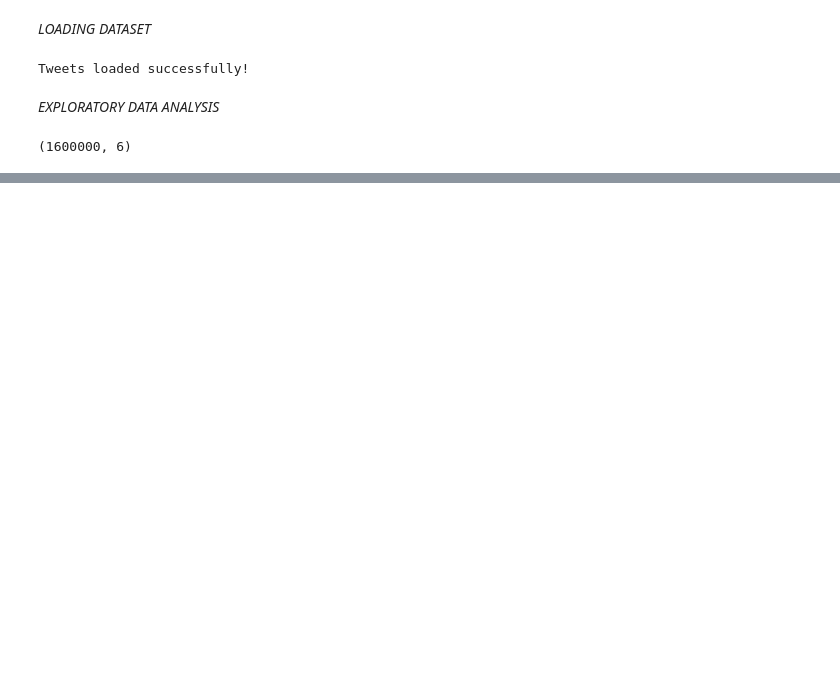
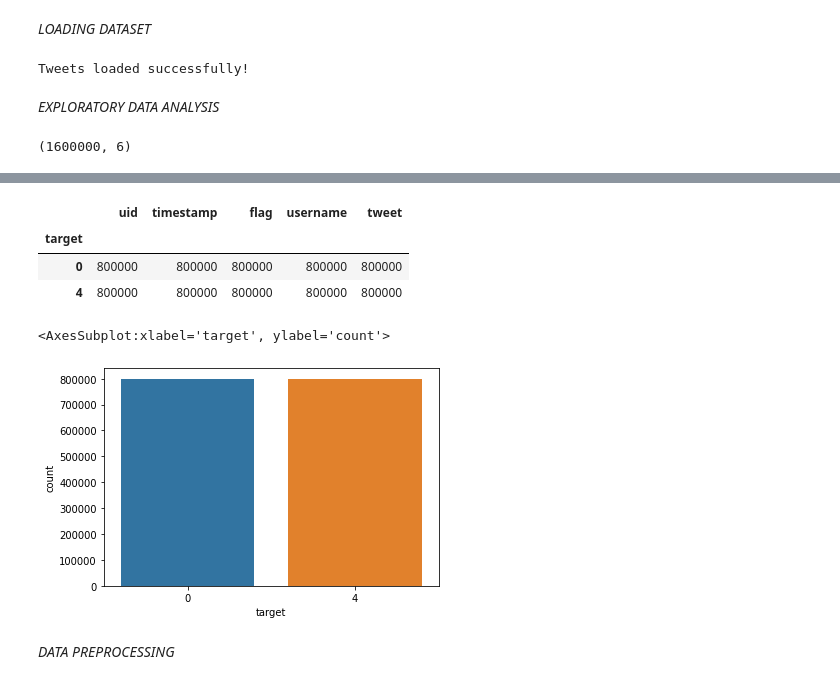
Before and after one commit to abhinav-deep/Twitter-Sentiment-Analysis, a Jupyter notebook: source.ipynb, the cells around one changed output, grey strips where cells are left out. Cells and saved outputs as stored; diff of their text form; code cells hidden in the pictures; blank space fills up the shorter version.

```diff
--- a/source.ipynb
+++ b/source.ipynb
@@ -49,0 +113,15 @@ Name: sentiment, dtype: int64
+# %%
+ax = data.groupby('target').count()
+ax
+# %% [output]
+|  | uid | timestamp | flag | username | tweet |
+| target |  |  |  |  |  |
+| 0 | 800000 | 800000 | 800000 | 800000 | 800000 |
+| 4 | 800000 | 800000 | 800000 | 800000 | 800000 |
+# %%
+sns.countplot(x='target', data = data)
+# %% [output]
+<AxesSubplot:xlabel='target', ylabel='count'>
+[figure, added]
+# %% [markdown]
+*DATA PREPROCESSING*
```
Also changed, not shown: parts of 34 cells of this notebook.
